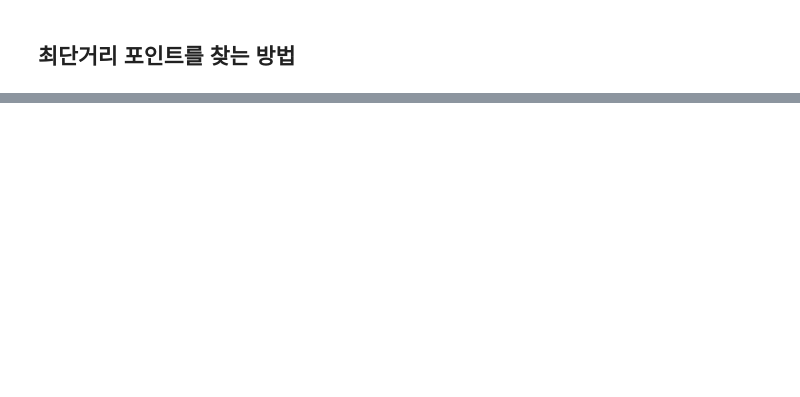
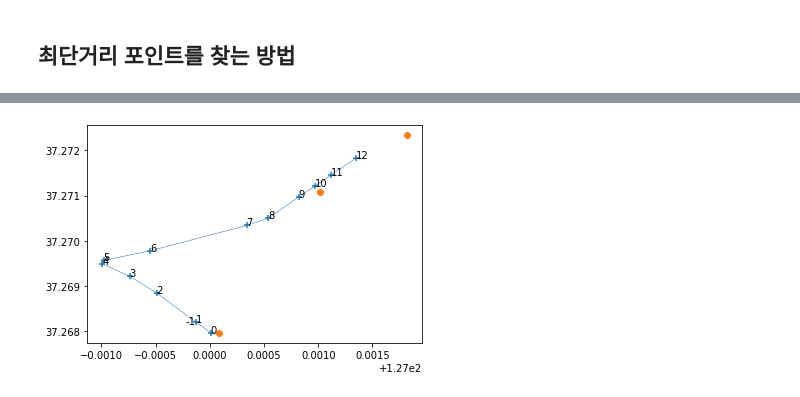
Before and after one commit to jongphago/Data-Structure-Project, a Jupyter notebook: BTTA_StationDistance.ipynb, the cells around one changed output, grey strips where cells are left out. Drawn from its saved outputs; the diff is of its cells as text; code cells hidden in the pictures; blank space fills up the shorter version.

```diff
--- a/BTTA_StationDistance.ipynb
+++ b/BTTA_StationDistance.ipynb
@@ -295,0 +308,38 @@ plt.show()
+# %%
+sumDist = 0
+distList = [0]
+j=1
+for i in range(len(line_df)-1):
+    if(i+1 == stationIndexList[j]+1):
+        distList.append(sumDist)
+        sumDist = 0
+        j += 1
+    (pre_x, pre_y) = line_df[['x', 'y']].iloc[i]
+    (next_x, next_y) = line_df[['x', 'y']].iloc[i+1]
+    partDist = distance(pre_x, pre_y, next_x, next_y)
+#     /print i+1 partDist
+    sumDist += partDist
+distList.append(sumDist)
+
+assert len(distList) == len(station_df)
+# %%
+totalDist = 0
+for i in range(len(line_df)-1):
+    (_pre_x, _pre_y) = line_df[['x', 'y']].iloc[i]
+    (_next_x, _next_y) = line_df[['x', 'y']].iloc[i+1]
+    stationDist = distance(_pre_x, _pre_y, _next_x, _next_y)
+    totalDist += stationDist
+
+assert np.round(totalDist, 9) == np.round(sum(distList),9)
+# %%
+# plt.figure(figsize=(10, 10))
+plt.scatter(line_df['x'].iloc[:13], line_df['y'].iloc[:13],marker='+')
+for i in range(14):
+    plt.text(line_df['x'].iloc[i-1], line_df['y'].iloc[i-1], f'{i-1}')
+plt.plot(line_df['x'].iloc[:13], line_df['y'].iloc[:13], linewidth=.5)
+# plt.scatter(line_df['x'].iloc[[5, 11]], line_df['y'].iloc[[5, 11]])
+plt.scatter(station_df['x'].iloc[0:3], station_df['y'].iloc[0:3])
+
+plt.show()
+# %% [output]
+[figure, added]
```
Also changed, not shown: parts of 15 cells of this notebook.
